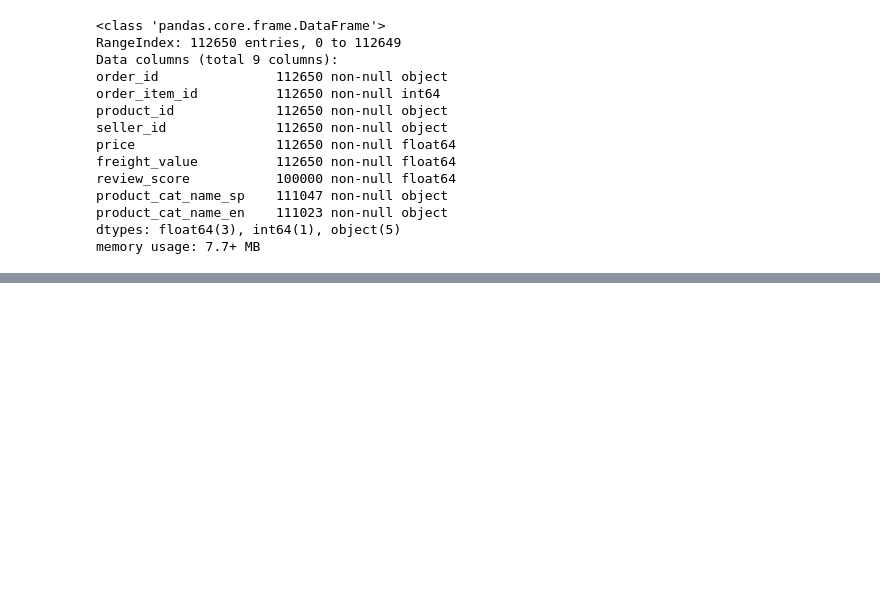
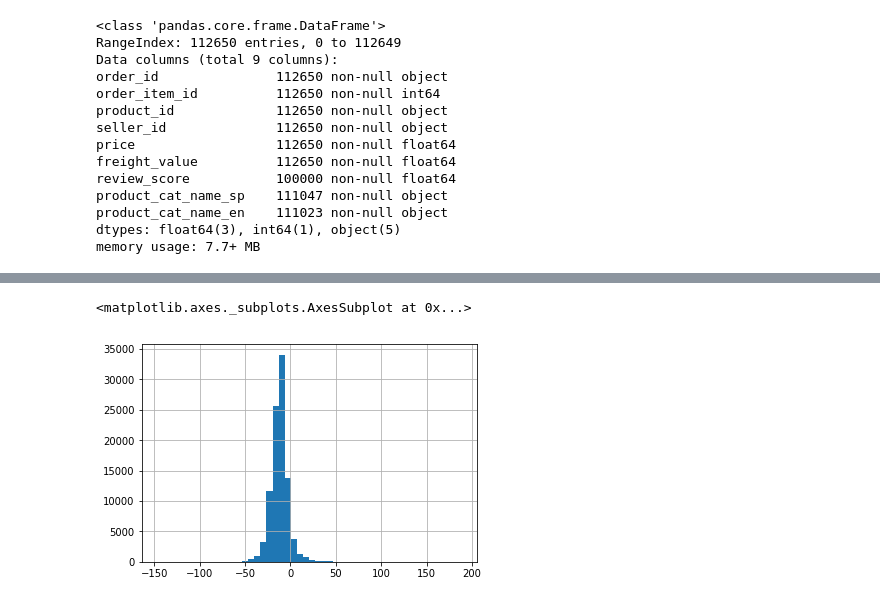
Before and after one commit to axiaosun/Olist_Ecommerce_Data_Analysis, a Jupyter notebook: ECommerce_Olist.ipynb, the cells around one changed output, grey strips where cells are left out. Cells and saved outputs as stored; diff of their text form; code cells hidden in the pictures; blank space fills up the shorter version.

```diff
--- a/ECommerce_Olist.ipynb
+++ b/ECommerce_Olist.ipynb
@@ -60,0 +75,2 @@ customers.head()
+# %%
+customers.set_index('customer_id')
@@ -365,0 +433,8 @@ Text(0.5,1,'Categories Review Score')
+# %%
+orders['customer_city'] = orders['customer_id'].map(customers.set_index('customer_id')['customer_city'])
+# %%
+orders['order_purchase_timestamp'] = pd.to_datetime(orders.order_purchase_timestamp, format = '%Y-%m-%d')
+orders['order_approved_at'] = pd.to_datetime(orders.order_approved_at, format = '%Y-%m-%d')
+orders['order_delivered_carrier_date'] = pd.to_datetime(orders.order_delivered_carrier_date, format = '%Y-%m-%d')
+orders['order_delivered_customer_date'] = pd.to_datetime(orders.order_delivered_customer_date, format = '%Y-%m-%d')
+orders['order_estimated_delivery_date'] = pd.to_datetime(orders.order_estimated_delivery_date, format = '%Y-%m-%d')
@@ -365,0 +459,2 @@ Text(0.5,1,'Categories Review Score')
+# %%
+orders['days_variance'] = orders['order_delivered_customer_date'] - orders['order_estimated_delivery_date']
@@ -365,0 +482,7 @@ Text(0.5,1,'Categories Review Score')
+# %%
+orders['days_variance'] =  orders['days_variance'].dt.days
+
+orders['days_variance'].hist(bins = 50)
+# %% [output]
+<matplotlib.axes._subplots.AxesSubplot at 0x...>
+[figure, added]
```
Also changed, not shown: parts of 36 cells of this notebook.
